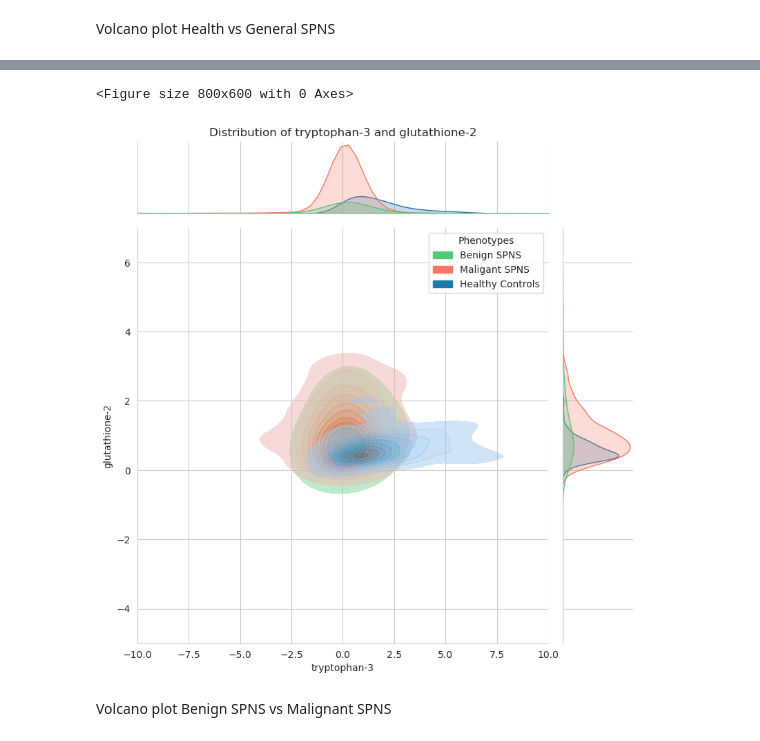
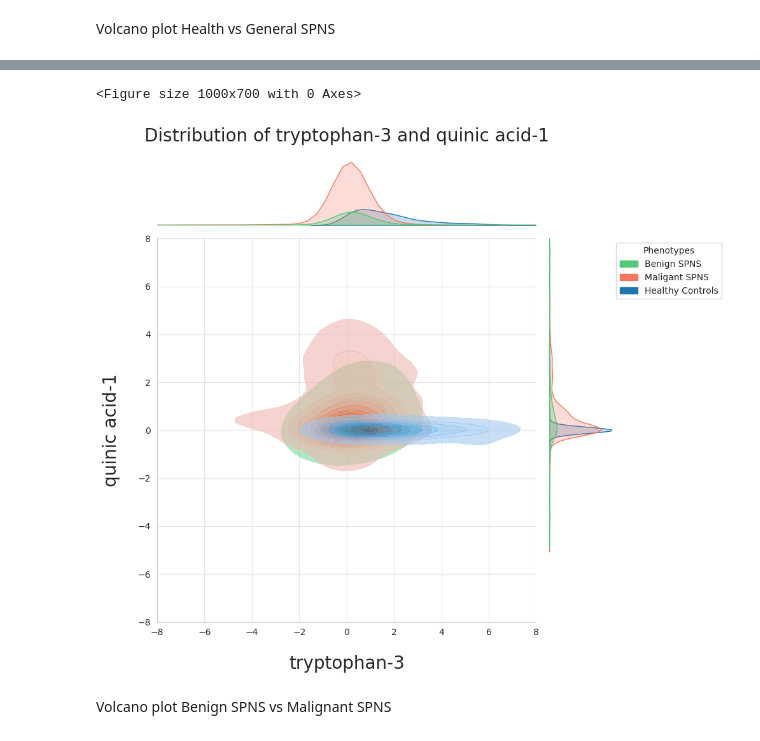
Before and after one commit to MarcoNapoleone/thesis, a Jupyter notebook: notebooks/visualization/ST001937_visualization.ipynb, the cells around one changed output, grey strips where cells are left out. Cells and saved outputs as stored; diff of their text form; code cells hidden in the pictures.

```diff
--- a/notebooks/visualization/ST001937_visualization.ipynb
+++ b/notebooks/visualization/ST001937_visualization.ipynb
@@ -105,24 +122,39 @@ top_metabolites
 # %%
 x = "tryptophan-3"
-y = "glutathione-2"
+y = "quinic acid-1"
 z = "Phenotypes"
 
 # Set the style before creating the plot
-plt.figure(figsize=(8, 6))
-# Create the jointplot with the correct order of arguments
-plot = sns.jointplot(x=x, y=y, data=df, hue=z, alpha=.5, height=8, palette=[palette[3], palette[1], palette[0]],
-                     kind='kde', fill=True)
+plt.figure(figsize=(10, 7))
+# Create the jointplot with the correct order of arguments, smooth the KDE
+plot = sns.jointplot(x=x, y=y, data=df, hue=z, alpha=.6, height=8, palette=[palette[3], palette[1], palette[0]],
+                     kind='kde', fill=True, marginal_kws=dict(bw_adjust=.5, bw_method=.5))
 # Set labels and legend after creating the plot
 plot.set_axis_labels(xlabel=x, ylabel=y)
+plot.ax_marg_x.grid(False)
+plot.ax_marg_y.grid(False)
+
+#removing margin axis
+plot.ax_marg_x.axis('off')
+plot.ax_marg_y.axis('off')
+
+# kde plot smoothing
 
 # Set the title after creating the plot
-plt.xlim(-10, 10)
-plt.ylim(-5, 7)
-plot.ax_marg_x.set_title("Distribution of {} and {}".format(x, y))
+plt.xlim(-8, 8)
+plt.ylim(-8, 8)
+#grid opacity
+plot.ax_joint.grid(alpha=0.5)
+#sub grid
+plot.ax_joint.minorticks_on()
+sns.move_legend(plot.ax_joint, "upper left", bbox_to_anchor=(1.2, 1))
+plot.ax_marg_x.set_title("Distribution of {} and {}".format(x, y), fontsize=20, pad=20)
+plot.ax_joint.set_xlabel(x, fontsize=20, labelpad=20)
+plot.ax_joint.set_ylabel(y, fontsize=20, labelpad=20)
 plt.savefig(output_directory + "jointplot_{}_{}_kde.png".format(x, y), bbox_inches='tight')
 # %% [output]
-<Figure size 800x600 with 0 Axes>
+<Figure size 1000x700 with 0 Axes>
-[figure, old version]
+[figure, new version]
 # %% [markdown]
 Volcano plot Benign SPNS vs Malignant SPNS
 # %%
```
Also changed, not shown: parts of 3 cells of this notebook, 9 other files.
